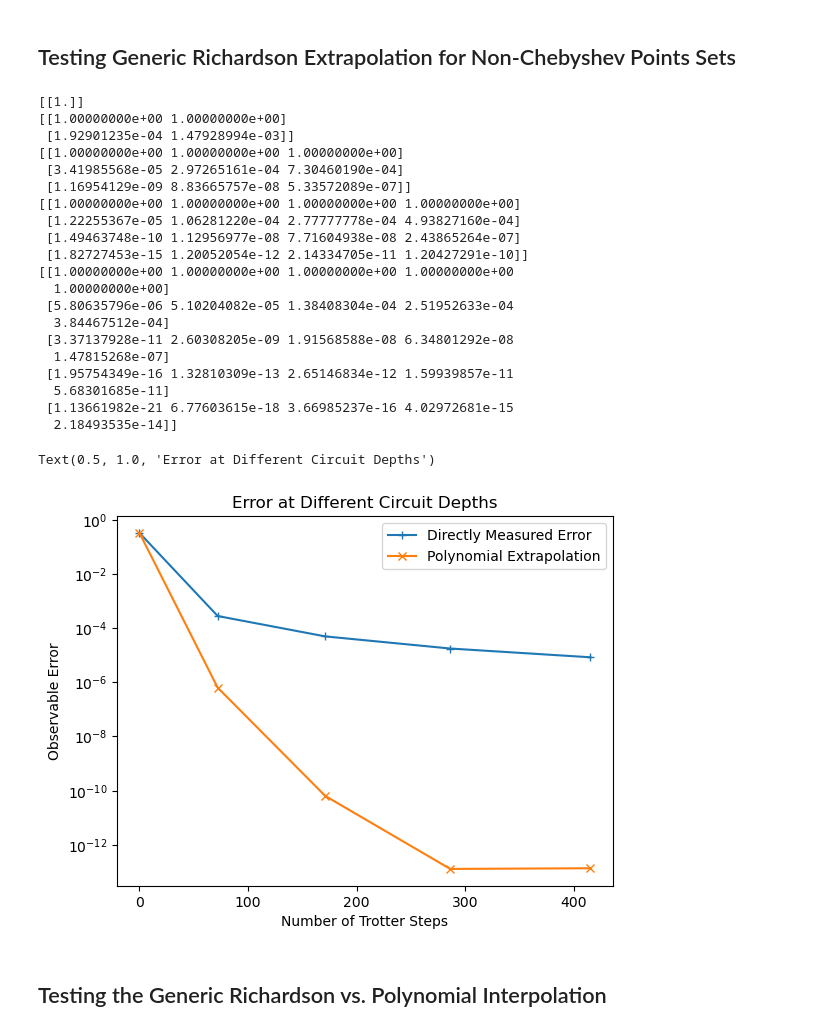
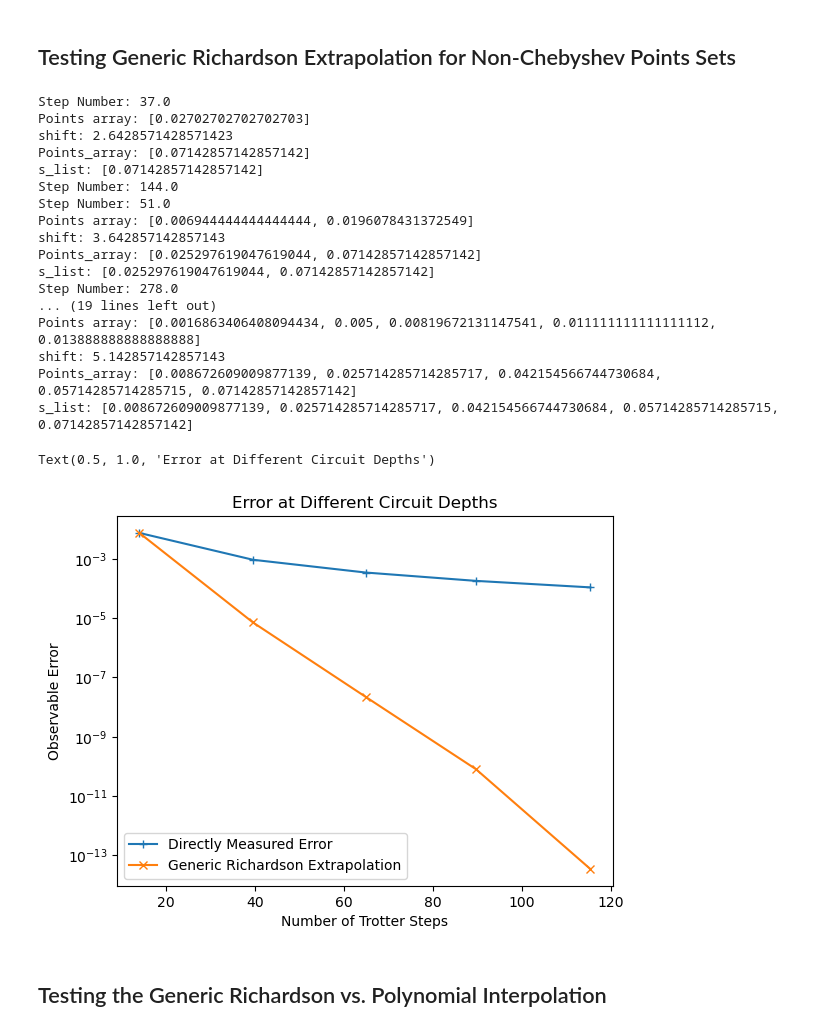
Before and after one commit to jacobwatkins1/Trotter-Extrapolation, a Jupyter notebook: Richardson_and_Polynomial_Comparison.ipynb, the cells around one changed output. Saved outputs shown, nothing was run; the diff lists cells and outputs as text; code cells hidden in the pictures.

Commit message:
Rescaled the Richardson nodes.

```diff
--- a/Richardson_and_Polynomial_Comparison.ipynb
+++ b/Richardson_and_Polynomial_Comparison.ipynb
@@ -910,7 +908,7 @@ Text(0.5, 1.0, 'Error at Different Circuit Depths')
 # %%
 ## Define the relevant functions for the generic case.
 
-
+# Generates a set of notes described by "Well-conditioned multiproduct Hamiltonian simulation" paper.
 def generate_adjusted_nodes(s_min, order, type = 'regular' ):
 
     points_array_Richardson = []
@@ -933,11 +931,22 @@ def generate_adjusted_nodes(s_min, order, type = 'regular' ):
     elif type == 'rounded':
         for j in range(1, order+1):
             counter = j
-            K = (np.log2(order))
+            K = (np.log2(2*order)) #This is the rescaling factor.
             sample_point = s_min*( np.sin(np.pi*(2*counter-1)/(4*2*order)) )
             step_no = np.ceil(K/sample_point)
+            print("Step Number:",step_no)
             points_array_Richardson.append( 1/step_no  )
 
+        print("Points array:", points_array_Richardson)
+        ## Now shift back to start at s_min
+        #min_step_no = np.ceil(1/s_min)
+        #print("min step number:", min_step_no)
+        shift_factor       = s_min/max(points_array_Richardson)
+        print("shift:", shift_factor)
+        for k in range(len(points_array_Richardson)):
+            points_array_Richardson[k] = shift_factor*points_array_Richardson[k]
+
+    print("Points_array:", points_array_Richardson)
     return points_array_Richardson
 
 # Given a list of sample points, returns the Vandermode matrix.
@@ -951,7 +960,7 @@ def Vandermode_generator(s_list, order):
         [Vandermode_matrix[j].append(x**(2*j)) for x in s_list ]
 
     Vandermode_matrix = np.array( Vandermode_matrix )
-    print(Vandermode_matrix)
+
     return Vandermode_matrix
 
 
@@ -994,12 +1003,6 @@ def richardson_estimate_generic(order, s_list, Hterms, initial_state, time, obse
     #Generate the estimate:
     for k in range(len(a_array)):
         estimate += a_array[k]*values_array[k]
-        #coefficient = (((-1)**(counter+1))/order)*(1 / np.tan(np.pi*(2*counter-1)/(4*order) ))
-        #points_array.append( coefficient )
-
-        #estimate += coefficient*trotter_val
-        #estimate_array.append(estimate)
-
 
     return estimate
 # %% [markdown]
@@ -1031,52 +1034,47 @@ for k in range(1, max_node_number):
 
     order = k
 
-
     # Generate the list of sample points.
     s_list = generate_adjusted_nodes(s_min, order, type = 'rounded' )
-
+    print("s_list:", s_list)
     approximation = richardson_estimate_generic(order, s_list, Hterms, initial_state, time, local_obs, trotter_order =2)
     estimated_value_list_generic.append( approximation )
     error_array_generic.append( np.abs( exact_val - estimated_value_list_generic[k-1] )  )
     circuit_depths_generic.append( 1/min(s_list) )
 
-
     # Now find the minimum on that list, and check the error associated with measuring the observable there.
     #min_value_points_array = min(np.abs(points_array_Richardson[k-1]) )
     best_data_val_array_Richardson.append( Trotterized_Expectation(Hterms, initial_state, time, min(s_list), local_obs, order = trot_order)  )
     best_val_error_array_Richardson.append( np.abs( exact_val - best_data_val_array_Richardson[k-1] )  )
 # %% [output]
-[[1.]]
-[[1.00000000e+00 1.00000000e+00]
- [1.92901235e-04 1.47928994e-03]]
-[[1.00000000e+00 1.00000000e+00 1.00000000e+00]
- [3.41985568e-05 2.97265161e-04 7.30460190e-04]
- [1.16954129e-09 8.83665757e-08 5.33572089e-07]]
-[[1.00000000e+00 1.00000000e+00 1.00000000e+00 1.00000000e+00]
- [1.22255367e-05 1.06281220e-04 2.77777778e-04 4.93827160e-04]
- [1.49463748e-10 1.12956977e-08 7.71604938e-08 2.43865264e-07]
- [1.82727453e-15 1.20052054e-12 2.14334705e-11 1.20427291e-10]]
-[[1.00000000e+00 1.00000000e+00 1.00000000e+00 1.00000000e+00
-  1.00000000e+00]
- [5.80635796e-06 5.10204082e-05 1.38408304e-04 2.51952633e-04
-  3.84467512e-04]
- [3.37137928e-11 2.60308205e-09 1.91568588e-08 6.34801292e-08
-  1.47815268e-07]
- [1.95754349e-16 1.32810309e-13 2.65146834e-12 1.59939857e-11
-  5.68301685e-11]
- [1.13661982e-21 6.77603615e-18 3.66985237e-16 4.02972681e-15
-  2.18493535e-14]]
+Step Number: 37.0
+Points array: [0.02702702702702703]
+shift: 2.6428571428571423
+Points_array: [0.07142857142857142]
+s_list: [0.07142857142857142]
+Step Number: 144.0
+Step Number: 51.0
+Points array: [0.006944444444444444, 0.0196078431372549]
+shift: 3.642857142857143
+Points_array: [0.025297619047619044, 0.07142857142857142]
+s_list: [0.025297619047619044, 0.07142857142857142]
+Step Number: 278.0
+... (19 lines left out)
+Points array: [0.0016863406408094434, 0.005, 0.00819672131147541, 0.011111111111111112, 0.013888888888888888]
+shift: 5.142857142857143
+Points_array: [0.008672609009877139, 0.025714285714285717, 0.042154566744730684, 0.05714285714285715, 0.07142857142857142]
+s_list: [0.008672609009877139, 0.025714285714285717, 0.042154566744730684, 0.05714285714285715, 0.07142857142857142]
 # %%
 
 plt.semilogy(circuit_depths_generic, best_val_error_array_Richardson, label="Directly Measured Error", marker = '+')
-plt.semilogy(circuit_depths_generic, error_array_generic,  label="Polynomial Extrapolation", marker = 'x')
+plt.semilogy(circuit_depths_generic, error_array_generic,  label="Generic Richardson Extrapolation", marker = 'x')
 #plt.semilogy(circuit_depth_array_poly,  best_val_error_array_poly, label="Directly Measured Error"  )
 plt.xlabel('Number of Trotter Steps')
 plt.ylabel('Observable Error')
 plt.legend()
 plt.title("Error at Different Circuit Depths")
 # %% [output]
 Text(0.5, 1.0, 'Error at Different Circuit Depths')
-[figure, old version]
+[figure, new version]
 # %% [markdown]
 ## Testing the Generic Richardson vs. Polynomial Interpolation
```
Also changed, not shown: parts of 5 cells of this notebook.
